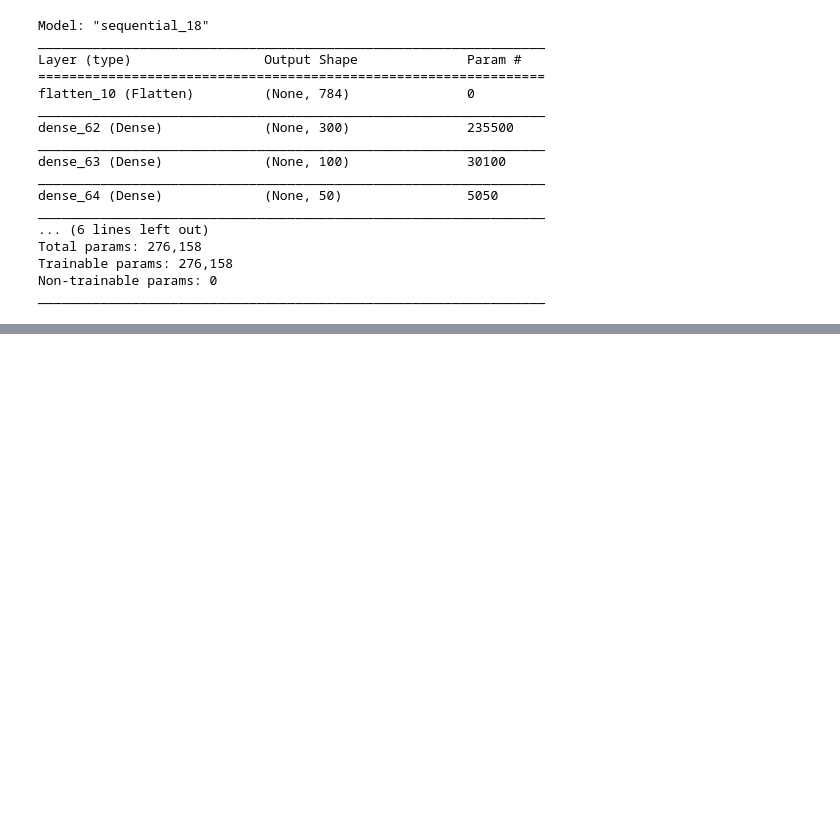
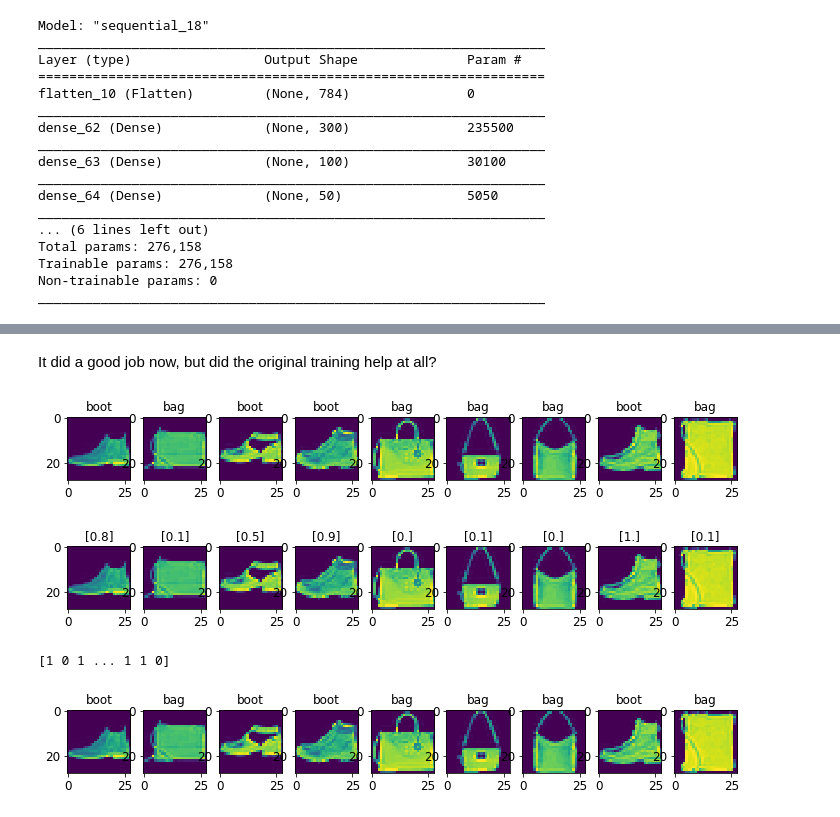
Before and after one commit to dtrad/geoml_course, a Jupyter notebook: Practice18_trainingDNN.ipynb, the cells around one changed output, grey strips where cells are left out. Cells and saved outputs as stored; diff of their text form; code cells hidden in the pictures; blank space fills up the shorter version.

```diff
--- a/Practice18_trainingDNN.ipynb
+++ b/Practice18_trainingDNN.ipynb
@@ -638,0 +675,2 @@ Epoch 16/16
+# %% [markdown]
+It did a good job now, but did the original training help at all?
@@ -638,0 +679,30 @@ Epoch 16/16
+# %%
+plt.figure(figsize=(12,6))
+for i in range(9):
+    plt.subplot(191+i)
+    plt.imshow(X_test_B[i]);plt.title(class_nameB[np.int8(y_test_B[i])])
+# %% [output]
+[figure, added]
+# %%
+plt.figure(figsize=(12,6))
+for i in range(9):
+    plt.subplot(191+i)
+    plt.imshow(X_test_B[i]);
+    #plt.title(class_nameB[np.int8(y_pred_B[i])])
+    plt.title(np.round(y_prob_B[i],1))
+# %% [output]
+[figure, added]
+# %%
+y_pred_B = model_B_on_A.predict_classes(X_test_B)
+y_pred_B = y_pred_B.flatten()
+print(y_pred_B)
+# %% [output]
+[1 0 1 ... 1 1 0]
+# %%
+plt.figure(figsize=(12,6))
+for i in range(9):
+    plt.subplot(191+i)
+    plt.imshow(X_test_B[i]);
+    plt.title(class_nameB[y_pred_B[i]])
+# %% [output]
+[figure, added]
```
Also changed, not shown: parts of 18 cells of this notebook.
